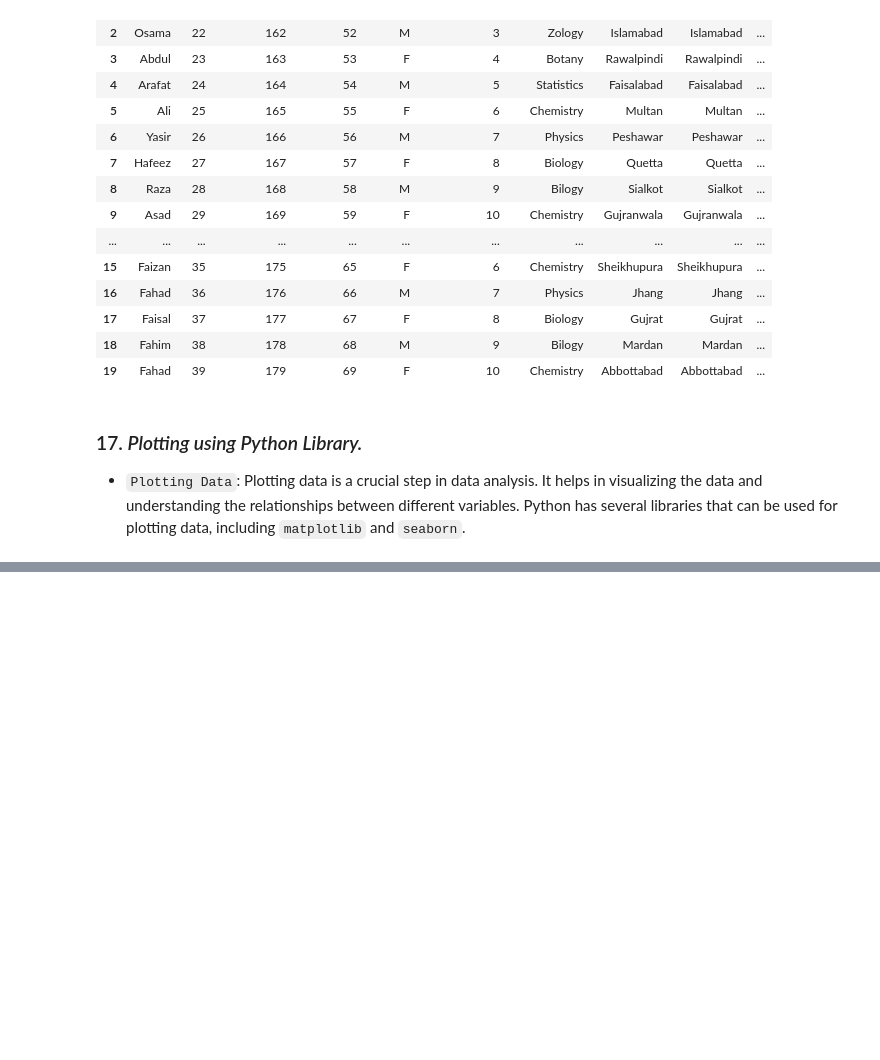
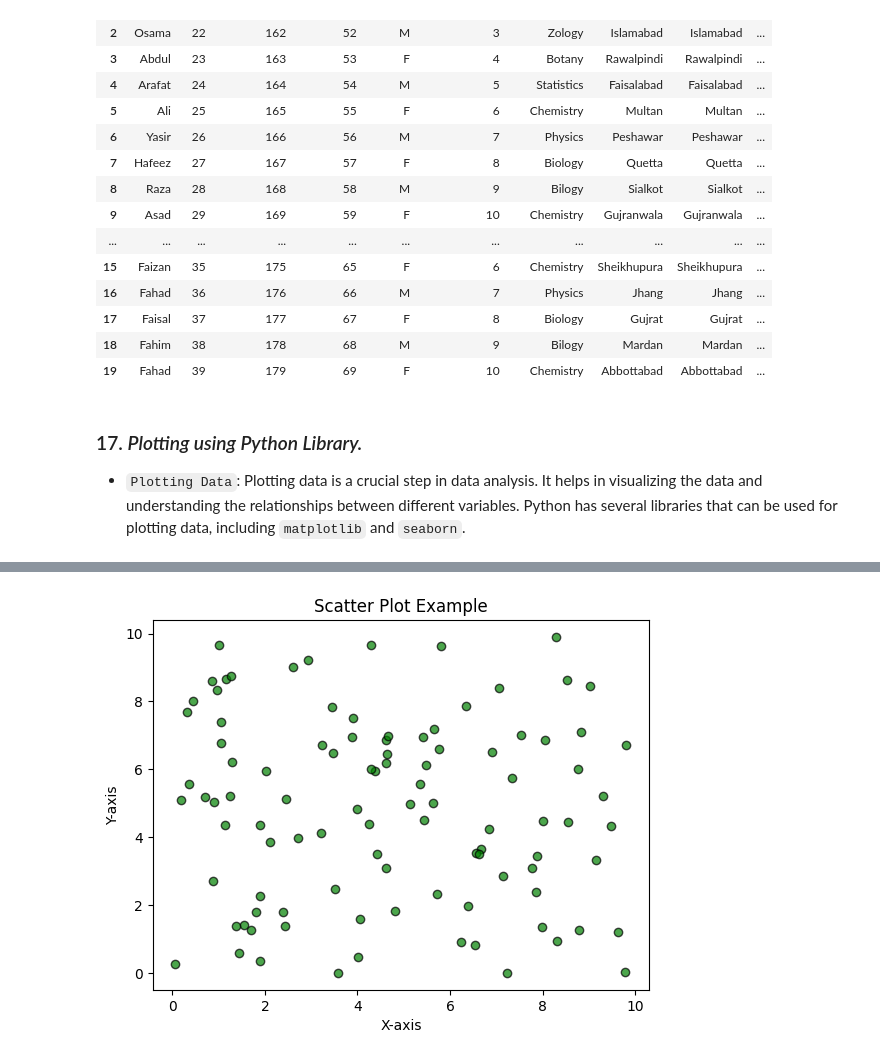
Before and after one commit to khawar7/6M_Course_of_Python_for_DS, a Jupyter notebook: Code_line_Python_7/Pandas_CS.ipynb, the cells around one changed output, grey strips where cells are left out. Cells and saved outputs as stored; diff of their text form; code cells hidden in the pictures; blank space fills up the shorter version.

```diff
--- a/Code_line_Python_7/Pandas_CS.ipynb
+++ b/Code_line_Python_7/Pandas_CS.ipynb
@@ -1282,0 +1305,18 @@ df_2.plot(kind='scatter', x='Age', y='Weight_kg')
+# %%
+# Creating scatter plot using pandas library.
+# Generate sample data
+x = np.random.rand(100) * 10  # 100 random x values between 0 and 10
+y = np.random.rand(100) * 10  # 100 random y values between 0 and 10
+
+# Create scatter plot
+plt.scatter(x, y, color='green', alpha=0.7, edgecolors='black')
+
+# Labels and title
+plt.xlabel('X-axis')
+plt.ylabel('Y-axis')
+plt.title('Scatter Plot Example')
+
+# Show plot
+plt.show()
+# %% [output]
+[figure, added]
```
Also changed, not shown: parts of 8 cells of this notebook.
